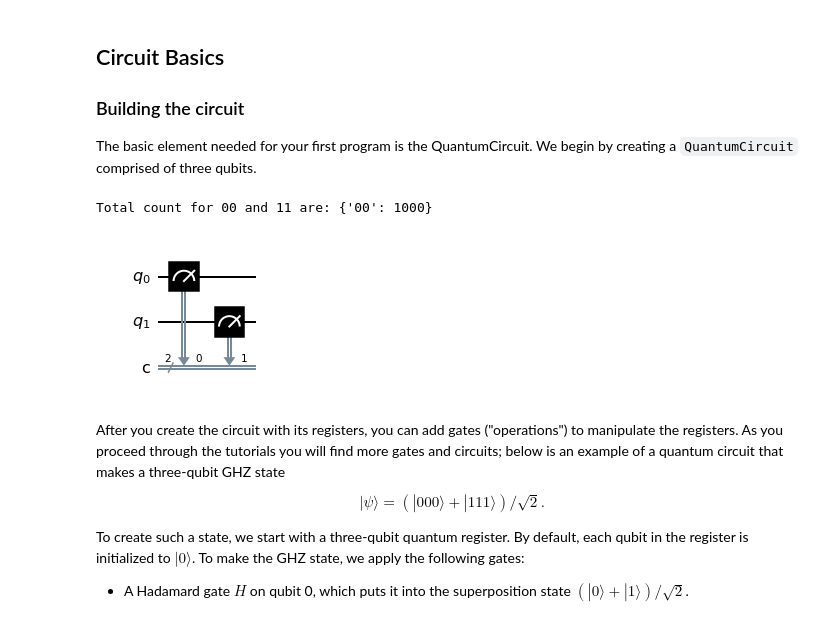
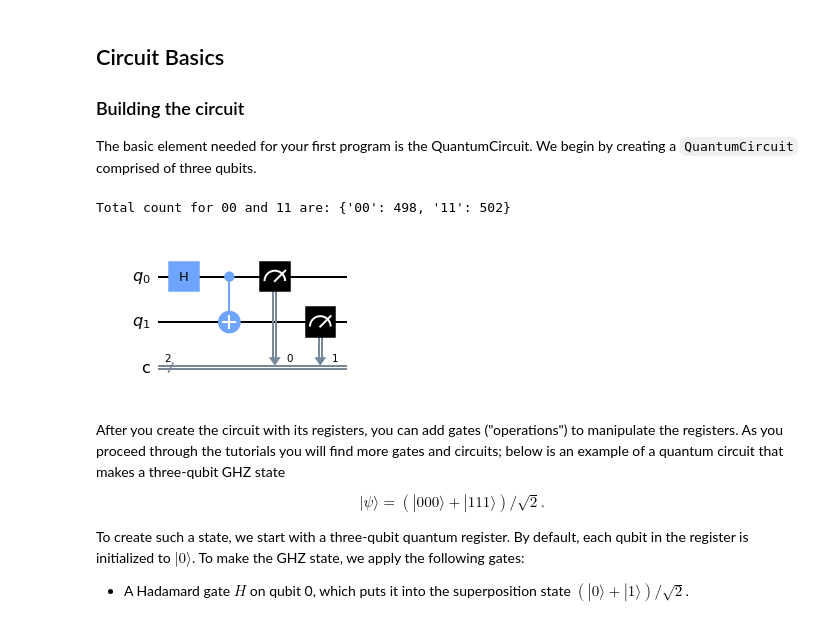
Before and after one commit to mrvee-qC-bee/aug-12-workshop-resources, a Jupyter notebook: 1_getting_started_with_qiskit.ipynb, the cells around one changed output. Cells and saved outputs as stored; diff of their text form; code cells hidden in the pictures.

```diff
--- a/1_getting_started_with_qiskit.ipynb
+++ b/1_getting_started_with_qiskit.ipynb
@@ -33,38 +33,38 @@ The basic element needed for your first program is the QuantumCircuit.  We begin
 
 # Use Aer's qasm_simulator
 simulator = QasmSimulator()
 
 # Create a Quantum Circuit acting on the q register
-
+circuit = QuantumCircuit(2,2)
 
 # Add a H gate on qubit 0
-
+circuit.h(0)
 
 # Add a CX (CNOT) gate on control qubit 0 and target qubit 1
-
+circuit.cx(0,1)
 
 # Map the quantum measurement to the classical bits
 circuit.measure([0,1], [0,1])
 
 # compile the circuit down to low-level QASM instructions
 # supported by the backend (not needed for simple circuits)
 compiled_circuit = transpile(circuit, simulator)
 
 # Execute the circuit on the qasm simulator
 job = simulator.run(compiled_circuit, shots=1000)
 
 # Grab results from the job
 result = job.result()
 
 # Returns counts
 counts = result.get_counts(compiled_circuit)
 print("\nTotal count for 00 and 11 are:",counts)
 
 # Draw the circuit
 circuit.draw()
 # %% [output]
-Total count for 00 and 11 are: {'00': 1000}
+Total count for 00 and 11 are: {'00': 498, '11': 502}
-[figure, old version]
+[figure, new version]
 # %% [markdown]
 After you create the circuit with its registers, you can add gates ("operations") to manipulate the registers. As you proceed through the tutorials you will find more gates and circuits; below is an example of a quantum circuit that makes a three-qubit GHZ state
 
```
Also changed, not shown: parts of 21 cells of this notebook.
